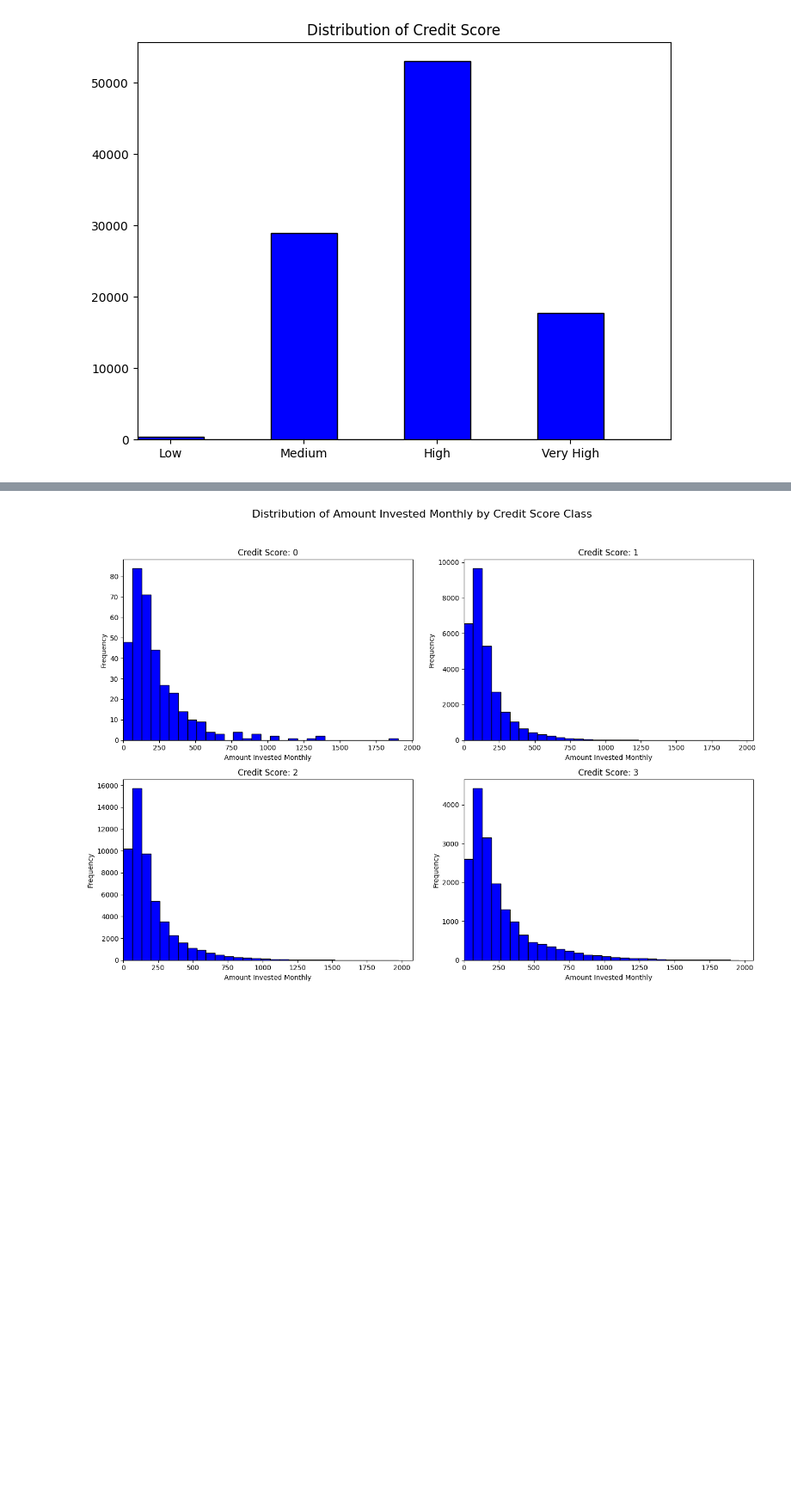
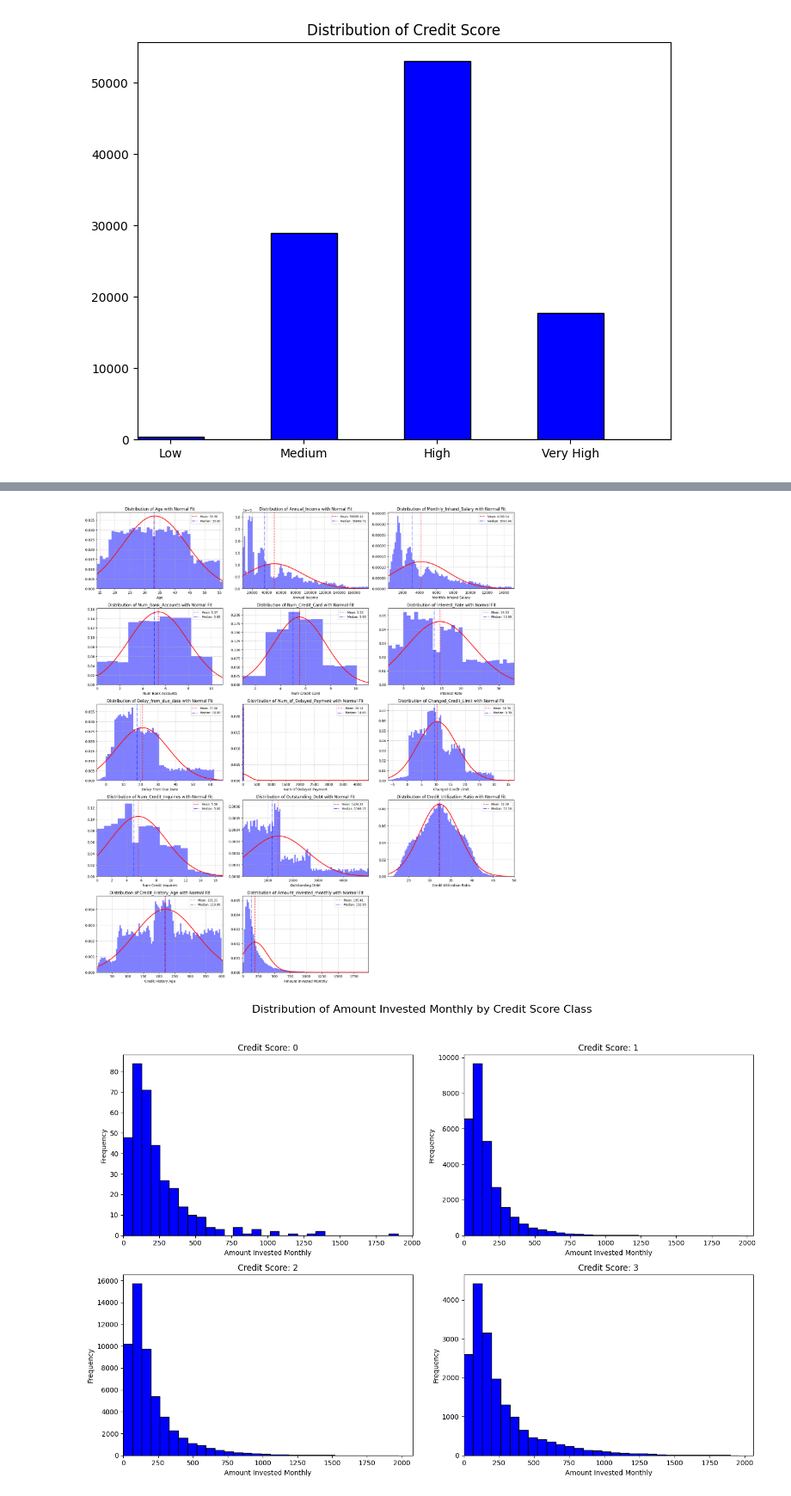
Before and after one commit to lelloxx/Advanced_Coding_Project_LUISS_2024-25, a Jupyter notebook: EDA.ipynb, the cells around one changed output, grey strips where cells are left out. Shown: that part at 86% size. Saved outputs shown, nothing was run; the diff lists cells and outputs as text; code cells hidden in the pictures; blank space fills up the shorter version.

```diff
--- a/EDA.ipynb
+++ b/EDA.ipynb
@@ -38,14 +53,8 @@ clean_credit_card_df.loc[clean_credit_card_df['Num_of_Loan'] == 0, loan_columns]
 # %%
 # Check how many times the sum of each loan is not equal to number of loans
-loan_columns = [col for col in clean_credit_card_df.columns if col in unique_loan_values]
-loan_sum = clean_credit_card_df[loan_columns].sum(axis=1)
-loan_count = clean_credit_card_df['Num_of_Loan']
-loan_mismatch = loan_sum != loan_count
-# Print the number of mismatches
-print(f"Number of mismatches between sum of loans and number of loans: {loan_mismatch.sum()}")
-
 loan_columns += ['Num_of_Loan']
 loan_df = clean_credit_card_df[loan_columns].copy()
+
 # Sum the values in the loan columns and compare with Num_of_Loan
 loan_df['Sum_of_Loans'] = loan_df[loan_columns[:-1]].sum(axis=1)
 
@@ -71,3 +98,58 @@ plt.show()
+# %%
+# Get the list of numerical feature names from the cleaned dataframe.
+numeric_features = clean_credit_card_df.select_dtypes(include=['number']).columns
+columns_to_drop = ['Credit_Score', 'Num_of_Loan'] + loan_columns
+numeric_features = numeric_features.drop(columns_to_drop, errors='ignore')
+
+n_features = len(numeric_features)
+
+# Define grid size
+n_cols = 3  # Number of columns in the grid
+n_rows = (n_features + n_cols - 1) // n_cols  # Calculate required number of rows
+
+# Create subplots with a grid layout
+fig, axes = plt.subplots(n_rows, n_cols, figsize=(18, 4 * n_rows))
+axes = axes.flatten()  # Flatten the 2D array of axes for easier indexing
+
+# Loop through all numerical features and plot their distributions
+for i, col in enumerate(numeric_features):
+    ax = axes[i]
+    data = clean_credit_card_df[col]
+
+    # Plot histogram with density normalization
+    n_bins = 0
+    ax.hist(data, bins = min(len(data.unique()), 100), density=True, alpha=0.5, color='blue')
+    ax.set_xlim(data.min(), data.max())  # Set x-axis limits to focus on the range of interest
+
+    # Fit a normal distribution to the data and plot it
+    mu, std = norm.fit(data)
+    x = np.linspace(data.min(), data.max(), 100)
+    y = norm.pdf(x, mu, std)
+    ax.plot(x, y, 'r-', lw=2)
+
+    # Add vertical lines for mean and median
+    mean_val = data.mean()
+    median_val = data.median()
+    ax.axvline(mean_val, color='red', linestyle='--', alpha=0.7, label=f'Mean: {mean_val:.2f}')
+    ax.axvline(median_val, color='blue', linestyle='-.', alpha=0.7, label=f'Median: {median_val:.2f}')
+
+    # Add legend, grid, and style ticks
+    ax.legend(fontsize='small')
+    ax.grid(True, linestyle='--', alpha=0.7)
+    ax.tick_params(axis='both', which='major', labelsize=10)
+
+    # Set titles and labels
+    ax.set_title(f'Distribution of {col} with Normal Fit')
+    ax.set_xlabel(str(col).replace('_', ' ').title())
+
+# Remove any unused subplots if n_features is not a multiple of n_cols
+for j in range(i + 1, len(axes)):
+    fig.delaxes(axes[j])
+
+plt.tight_layout()
+plt.show()
+# %% [output]
+[figure, added]
 # %%
 fig, axes = plt.subplots(2, 2, figsize=(14, 10))
 fig.suptitle('Distribution of Amount Invested Monthly by Credit Score Class', fontsize=16)
```
Also changed, not shown: parts of 15 cells of this notebook, 1 other file.
